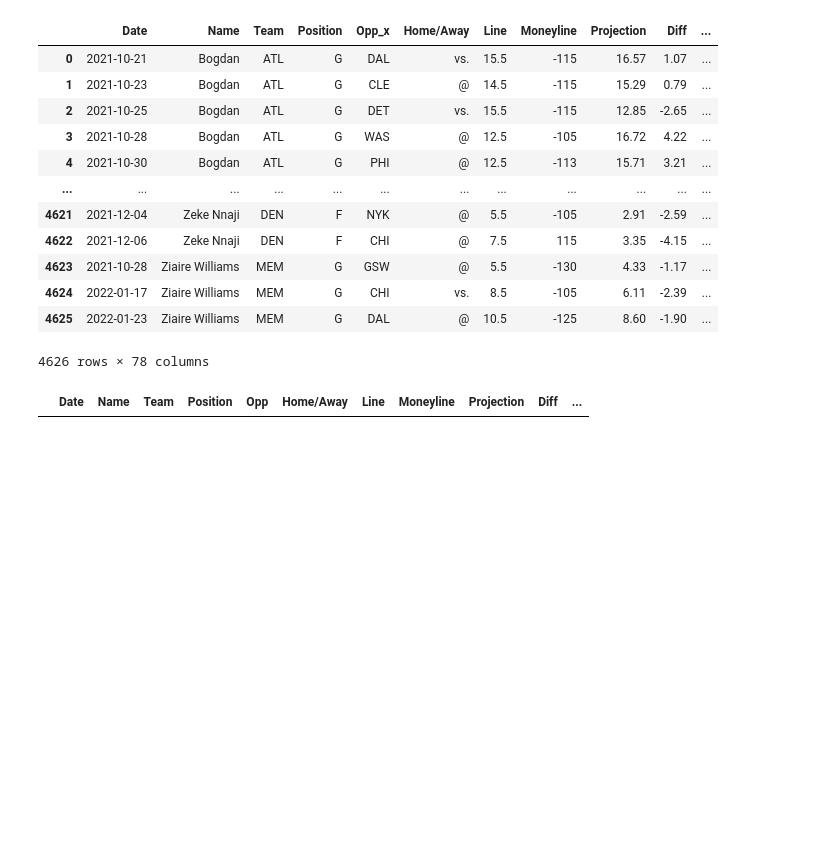
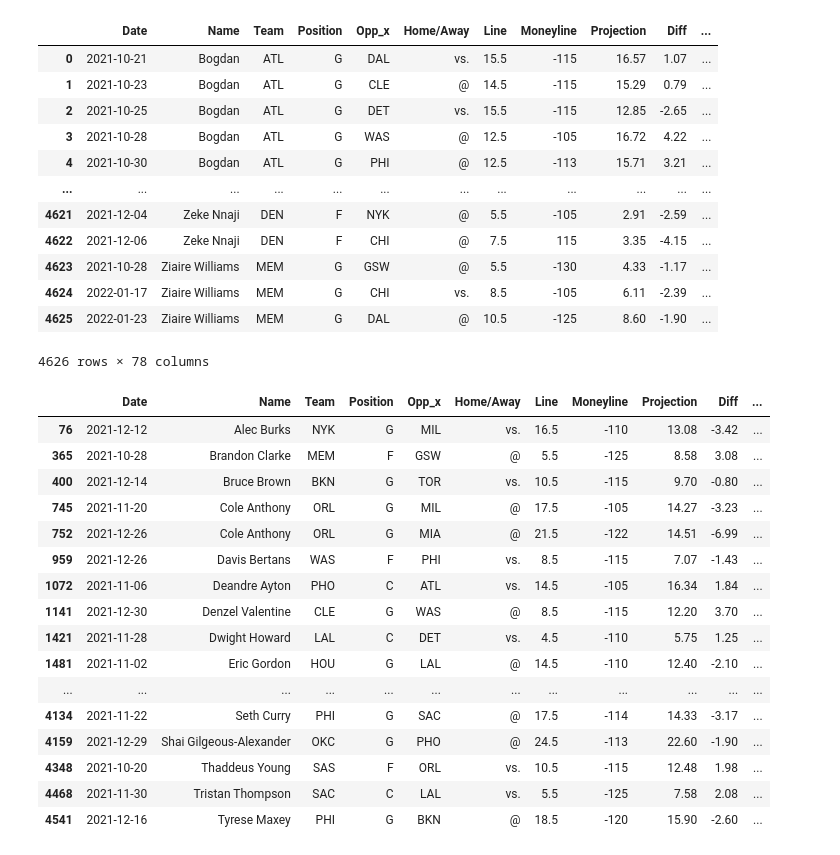
Before and after one commit to VinceDiR/Prop_Betting_Regression_Project, a Jupyter notebook: Merging 2.ipynb, the cells around one changed output. Drawn from its saved outputs; the diff is of its cells as text; code cells hidden in the pictures; blank space fills up the shorter version.

```diff
--- a/Merging 2.ipynb
+++ b/Merging 2.ipynb
@@ -117,0 +155,3 @@ df2[(df2.Date=='2021-11-03') & (df2.Tm == 'ATL')]
+# %%
+players = df2.Player.tolist()
+players
@@ -117,0 +176,6 @@ df2[(df2.Date=='2021-11-03') & (df2.Tm == 'ATL')]
+# %%
+players_list = []
+for i in players:
+    output = unidecode.unidecode(i)
+    players_list.append(output)
+players_list
@@ -117,0 +200,5 @@ df2[(df2.Date=='2021-11-03') & (df2.Tm == 'ATL')]
+# %%
+df2['Player'] = players_list
+# %%
+df2['Player'] = df2['Player'].map(lambda x: x.replace('[','').replace('(', '').replace("'", '')).replace('"', '')
+df2['Player'] = df2['Player'].map(lambda x: x.strip('"'))
@@ -132,7 +223,23 @@ merged_df
 | 4624 | 2022-01-17 | Ziaire Williams | MEM | G | CHI | vs. | 8.5 | -105 | 6.11 | -2.39 | ... |
 | 4625 | 2022-01-23 | Ziaire Williams | MEM | G | DAL | @ | 10.5 | -125 | 8.60 | -1.90 | ... |
 4626 rows × 78 columns
-# %%
-df[(df.Name == 'Bogdan') & (df.Date == '2021-11-03')]
-# %% [output]
-|  | Date | Name | Team | Position | Opp | Home/Away | Line | Moneyline | Projection | Diff | ... |
+# %%
+merged_df[merged_df.Player.isna()]
+# %% [output]
+|  | Date | Name | Team | Position | Opp_x | Home/Away | Line | Moneyline | Projection | Diff | ... |
+| 76 | 2021-12-12 | Alec Burks | NYK | G | MIL | vs. | 16.5 | -110 | 13.08 | -3.42 | ... |
+| 365 | 2021-10-28 | Brandon Clarke | MEM | F | GSW | @ | 5.5 | -125 | 8.58 | 3.08 | ... |
+| 400 | 2021-12-14 | Bruce Brown | BKN | G | TOR | vs. | 10.5 | -115 | 9.70 | -0.80 | ... |
+| 745 | 2021-11-20 | Cole Anthony | ORL | G | MIL | @ | 17.5 | -105 | 14.27 | -3.23 | ... |
+| 752 | 2021-12-26 | Cole Anthony | ORL | G | MIA | @ | 21.5 | -122 | 14.51 | -6.99 | ... |
+| 959 | 2021-12-26 | Davis Bertans | WAS | F | PHI | vs. | 8.5 | -115 | 7.07 | -1.43 | ... |
+| 1072 | 2021-11-06 | Deandre Ayton | PHO | C | ATL | vs. | 14.5 | -105 | 16.34 | 1.84 | ... |
+| 1141 | 2021-12-30 | Denzel Valentine | CLE | G | WAS | @ | 8.5 | -115 | 12.20 | 3.70 | ... |
+| 1421 | 2021-11-28 | Dwight Howard | LAL | C | DET | vs. | 4.5 | -110 | 5.75 | 1.25 | ... |
+| 1481 | 2021-11-02 | Eric Gordon | HOU | G | LAL | @ | 14.5 | -110 | 12.40 | -2.10 | ... |
+| ... | ... | ... | ... | ... | ... | ... | ... | ... | ... | ... | ... |
+| 4134 | 2021-11-22 | Seth Curry | PHI | G | SAC | @ | 17.5 | -114 | 14.33 | -3.17 | ... |
+| 4159 | 2021-12-29 | Shai Gilgeous-Alexander | OKC | G | PHO | @ | 24.5 | -113 | 22.60 | -1.90 | ... |
+| 4348 | 2021-10-20 | Thaddeus Young | SAS | F | ORL | vs. | 10.5 | -115 | 12.48 | 1.98 | ... |
+| 4468 | 2021-11-30 | Tristan Thompson | SAC | C | LAL | vs. | 5.5 | -125 | 7.58 | 2.08 | ... |
+| 4541 | 2021-12-16 | Tyrese Maxey | PHI | G | BKN | @ | 18.5 | -120 | 15.90 | -2.60 | ... |
```
Also changed, not shown: parts of 20 cells of this notebook, 1 other file.
